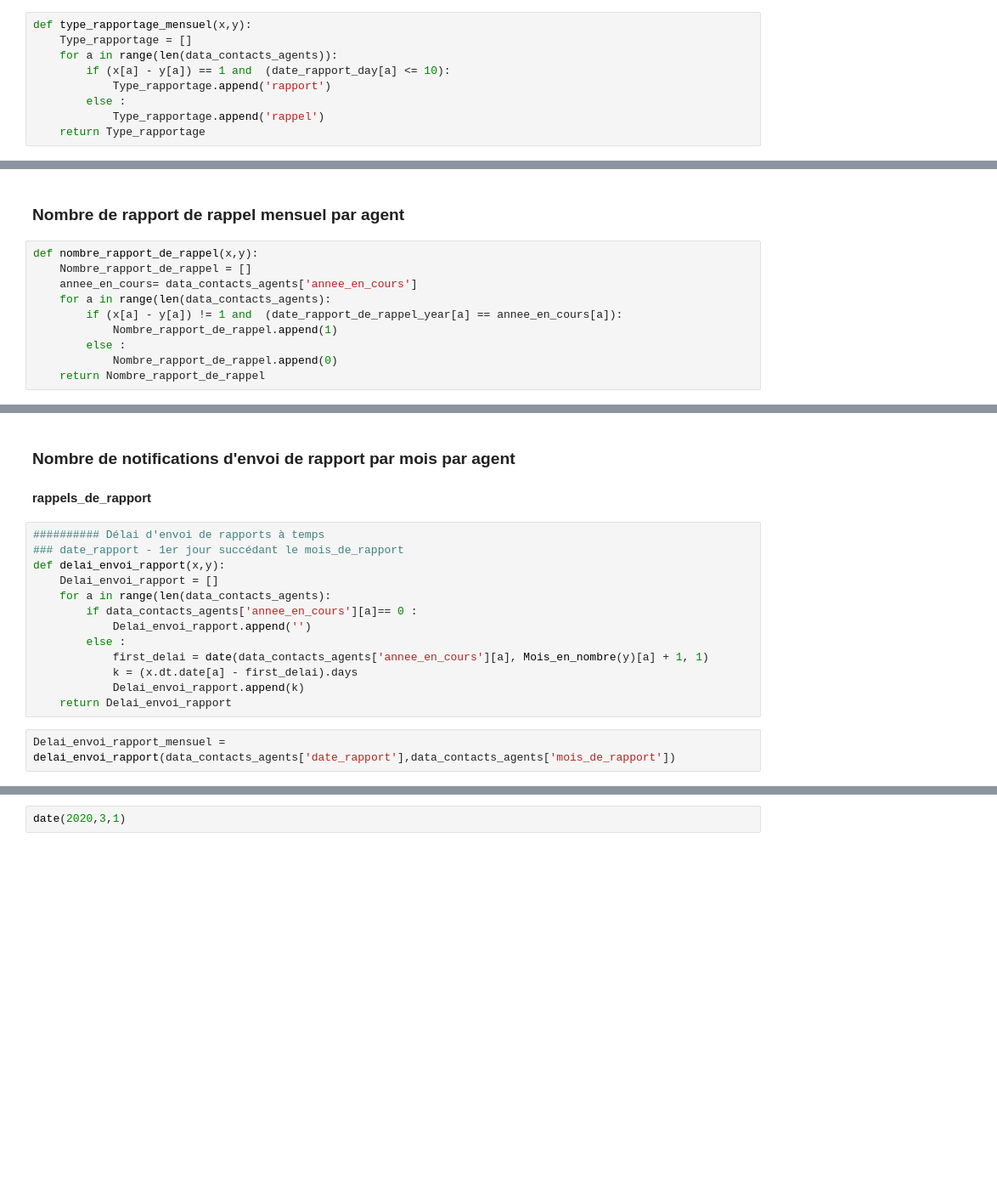
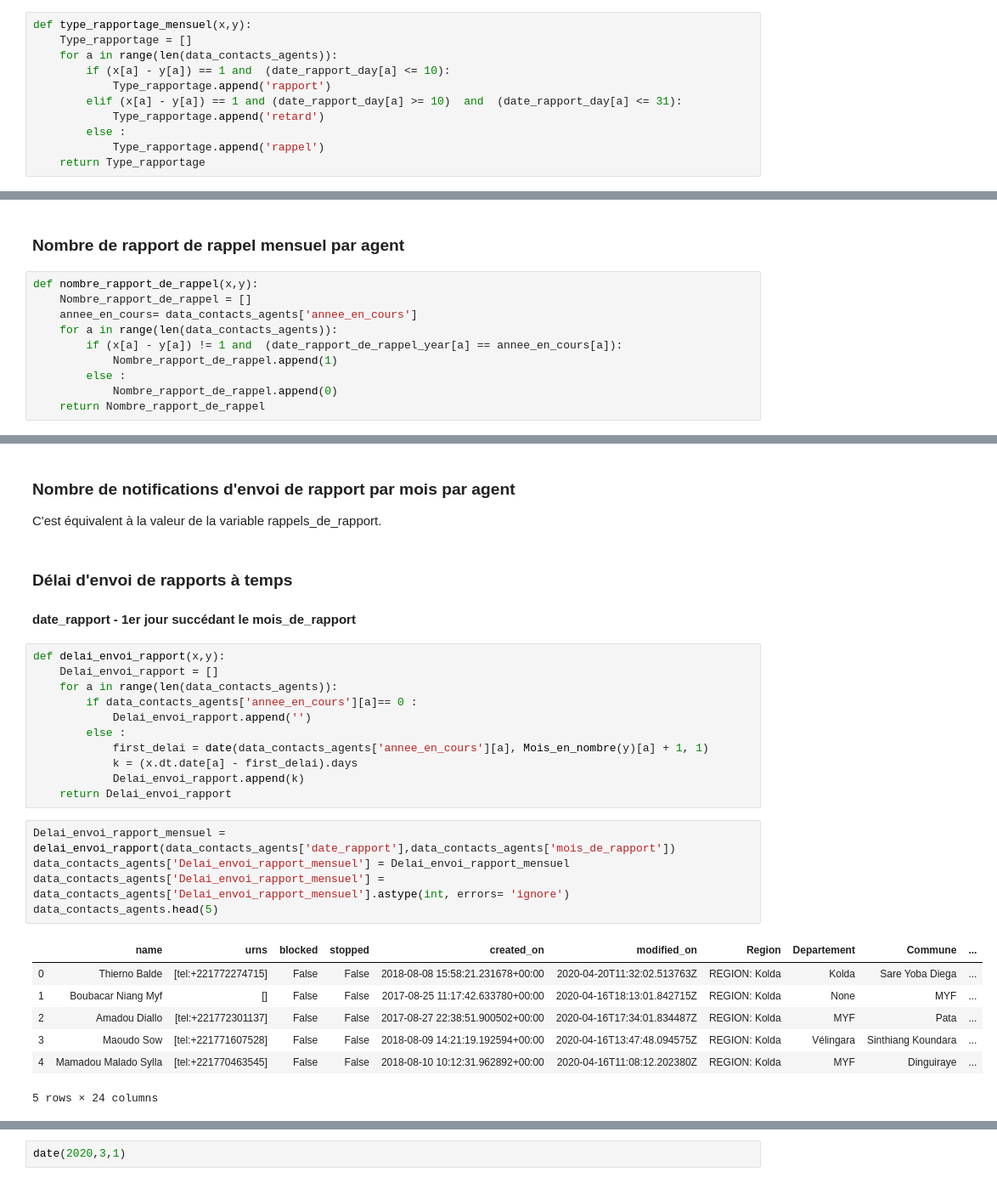
Before and after one commit to supermalang/rapidpro-normalizer, a Jupyter notebook: ContactsAgents.ipynb, the cells around one changed output, grey strips where cells are left out. Shown at 85% size. Drawn from its saved outputs; the diff is of its cells as text; blank space fills up the shorter version.

Commit message:
Ajout du Temps moyen de rapportage

```diff
--- a/ContactsAgents.ipynb
+++ b/ContactsAgents.ipynb
@@ -344,6 +331,8 @@ def type_rapportage_mensuel(x,y):
     for a in range(len(data_contacts_agents)):
         if (x[a] - y[a]) == 1 and  (date_rapport_day[a] <= 10):
             Type_rapportage.append('rapport')
+        elif (x[a] - y[a]) == 1 and (date_rapport_day[a] >= 10)  and  (date_rapport_day[a] <= 31):
+            Type_rapportage.append('retard')
         else :
             Type_rapportage.append('rappel')
     return Type_rapportage
@@ -397,7 +382,7 @@ data_contacts_agents.head(5)
 def nombre_rapport_de_rappel(x,y):
     Nombre_rapport_de_rappel = []
     annee_en_cours= data_contacts_agents['annee_en_cours']
-    for a in range(len(data_contacts_agents):
+    for a in range(len(data_contacts_agents)):
         if (x[a] - y[a]) != 1 and  (date_rapport_de_rappel_year[a] == annee_en_cours[a]):
             Nombre_rapport_de_rappel.append(1)
         else :
@@ -420,12 +405,13 @@ data_contacts_agents.tail(5)
 # %% [markdown]
 ### Nombre de notifications d'envoi de rapport par mois par agent
-#### rappels_de_rapport
+C'est équivalent à la valeur de la variable rappels_de_rapport.
+# %% [markdown]
+### Délai d'envoi de rapports à temps
+#### date_rapport - 1er jour succédant le mois_de_rapport
 # %%
-########## Délai d'envoi de rapports à temps
-### date_rapport - 1er jour succédant le mois_de_rapport
 def delai_envoi_rapport(x,y):
     Delai_envoi_rapport = []
-    for a in range(len(data_contacts_agents):
+    for a in range(len(data_contacts_agents)):
         if data_contacts_agents['annee_en_cours'][a]== 0 :
             Delai_envoi_rapport.append('')
         else :
@@ -435,4 +421,15 @@ def delai_envoi_rapport(x,y):
     return Delai_envoi_rapport
 # %%
 Delai_envoi_rapport_mensuel = delai_envoi_rapport(data_contacts_agents['date_rapport'],data_contacts_agents['mois_de_rapport'])
+data_contacts_agents['Delai_envoi_rapport_mensuel'] = Delai_envoi_rapport_mensuel
+data_contacts_agents['Delai_envoi_rapport_mensuel'] = data_contacts_agents['Delai_envoi_rapport_mensuel'].astype(int, errors= 'ignore')
+data_contacts_agents.head(5)
+# %% [output]
+|  | name | urns | blocked | stopped | created_on | modified_on | Region | Departement | Commune | ... |
+| 0 | Thierno Balde | [tel:+221772274715] | False | False | 2018-08-08 15:58:21.231678+00:00 | 2020-04-20T11:32:02.513763Z | REGION: Kolda | Kolda | Sare Yoba Diega | ... |
+| 1 | Boubacar Niang Myf | [] | False | False | 2017-08-25 11:17:42.633780+00:00 | 2020-04-16T18:13:01.842715Z | REGION: Kolda | None | MYF | ... |
+| 2 | Amadou Diallo | [tel:+221772301137] | False | False | 2017-08-27 22:38:51.900502+00:00 | 2020-04-16T17:34:01.834487Z | REGION: Kolda | MYF | Pata | ... |
+| 3 | Maoudo Sow | [tel:+221771607528] | False | False | 2018-08-09 14:21:19.192594+00:00 | 2020-04-16T13:47:48.094575Z | REGION: Kolda | Vélingara | Sinthiang Koundara | ... |
+| 4 | Mamadou Malado Sylla | [tel:+221770463545] | False | False | 2018-08-10 10:12:31.962892+00:00 | 2020-04-16T11:08:12.202380Z | REGION: Kolda | MYF | Dinguiraye | ... |
+5 rows × 24 columns
 # %%
```
Also changed, not shown: parts of 41 cells of this notebook.
